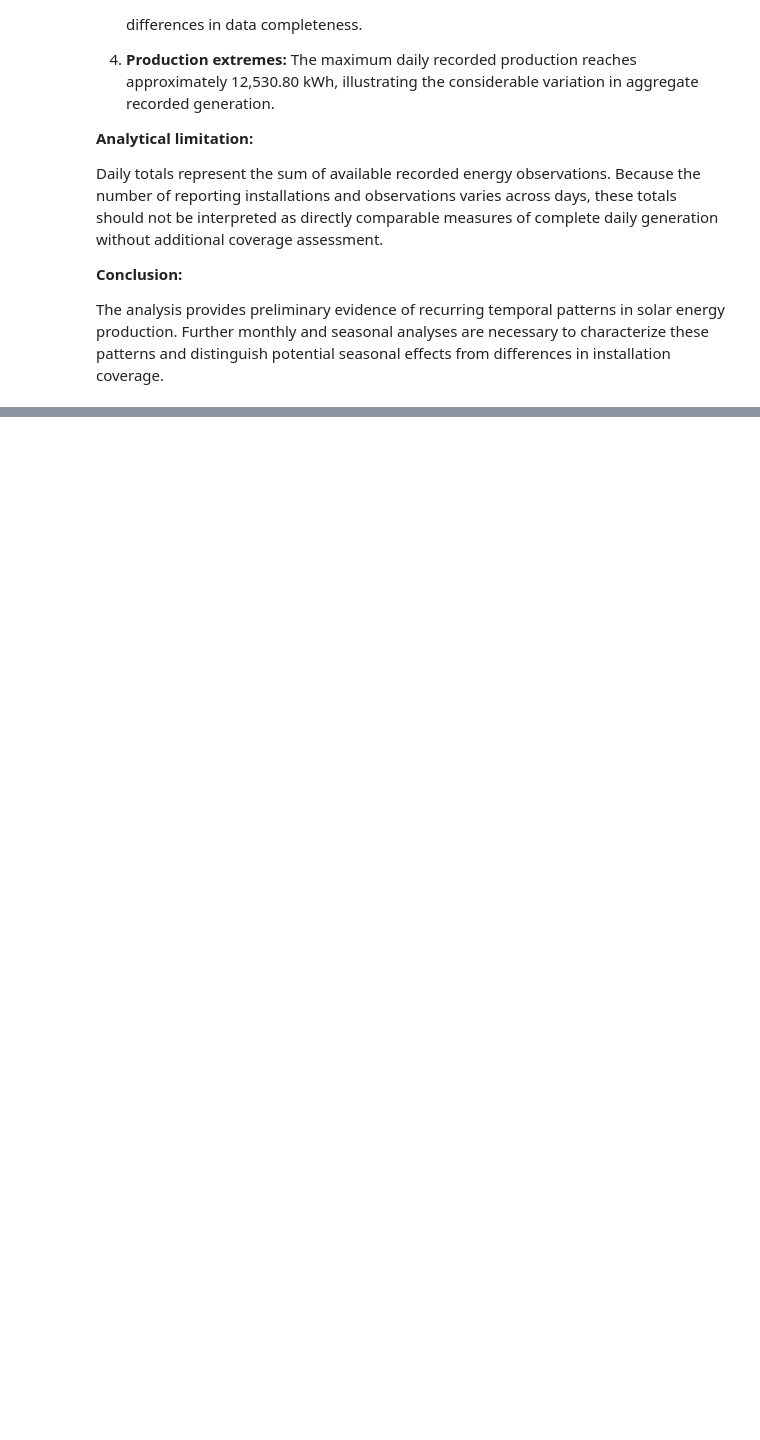
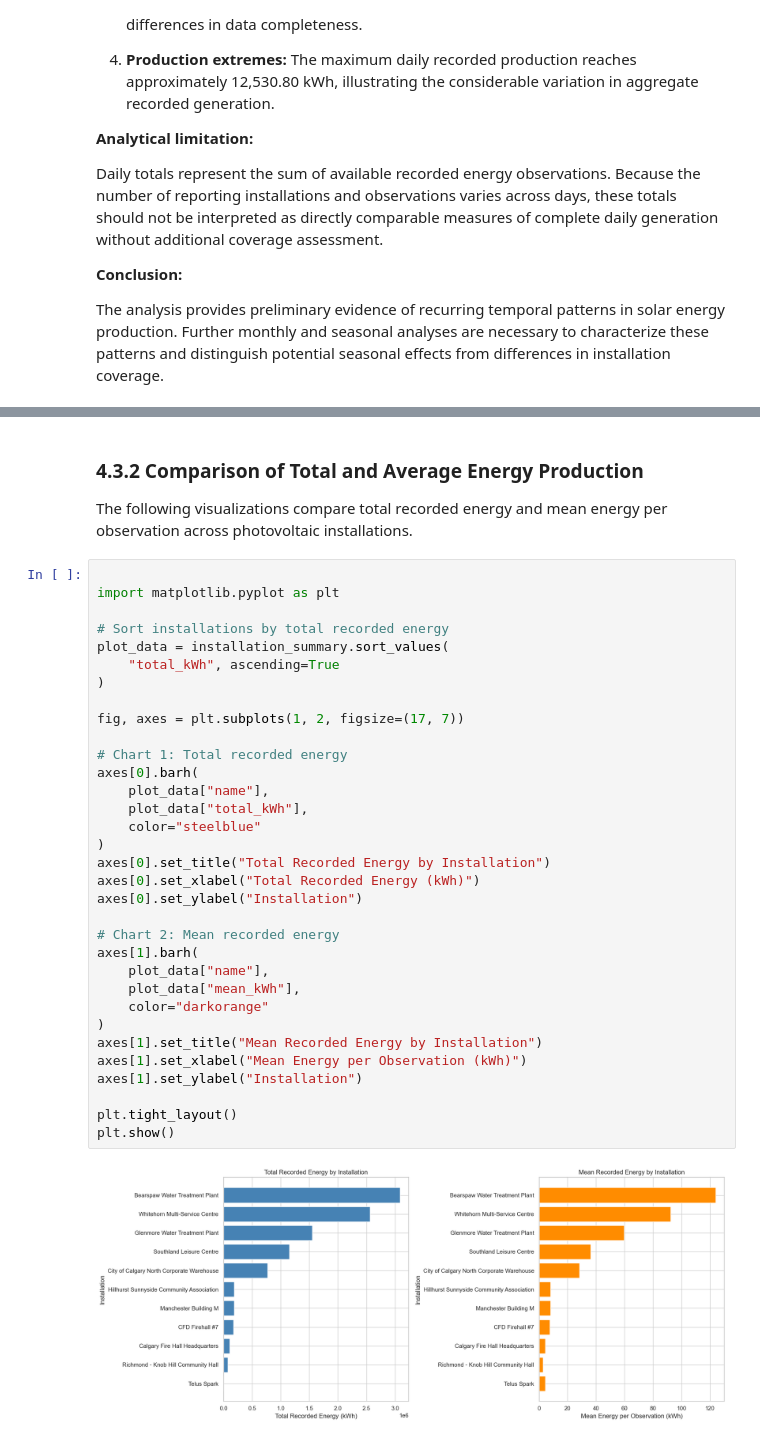
Before and after one commit to damisar/Solar-Energy-Production-Analysis, a Jupyter notebook: notebooks/solar_production_eda.ipynb, the cells around one changed output, grey strips where cells are left out. Cells and saved outputs as stored; diff of their text form; blank space fills up the shorter version.

```diff
--- a/notebooks/solar_production_eda.ipynb
+++ b/notebooks/solar_production_eda.ipynb
@@ -1199,0 +1462,40 @@ The analysis provides preliminary evidence of recurring temporal patterns in sol
+# %% [markdown]
+### 4.3.2 Comparison of Total and Average Energy Production
+
+The following visualizations compare total recorded energy
+and mean energy per observation across photovoltaic installations.
+# %%
+
+import matplotlib.pyplot as plt
+
+# Sort installations by total recorded energy
+plot_data = installation_summary.sort_values(
+    "total_kWh", ascending=True
+)
+
+fig, axes = plt.subplots(1, 2, figsize=(17, 7))
+
+# Chart 1: Total recorded energy
+axes[0].barh(
+    plot_data["name"],
+    plot_data["total_kWh"],
+    color="steelblue"
+)
+axes[0].set_title("Total Recorded Energy by Installation")
+axes[0].set_xlabel("Total Recorded Energy (kWh)")
+axes[0].set_ylabel("Installation")
+
+# Chart 2: Mean recorded energy
+axes[1].barh(
+    plot_data["name"],
+    plot_data["mean_kWh"],
+    color="darkorange"
+)
+axes[1].set_title("Mean Recorded Energy by Installation")
+axes[1].set_xlabel("Mean Energy per Observation (kWh)")
+axes[1].set_ylabel("Installation")
+
+plt.tight_layout()
+plt.show()
+# %% [output]
+[figure, added]
```
Also changed, not shown: parts of 25 cells of this notebook.
